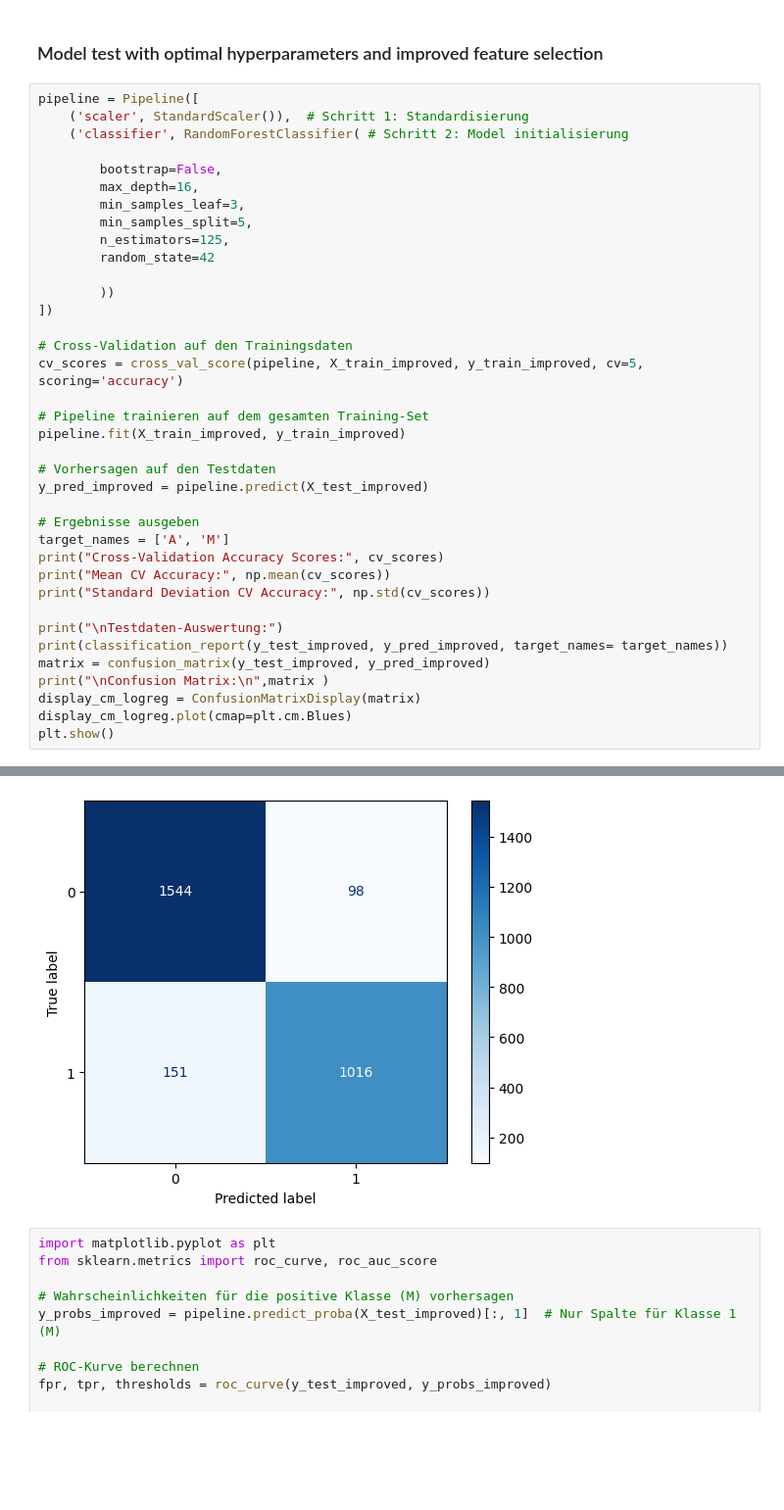
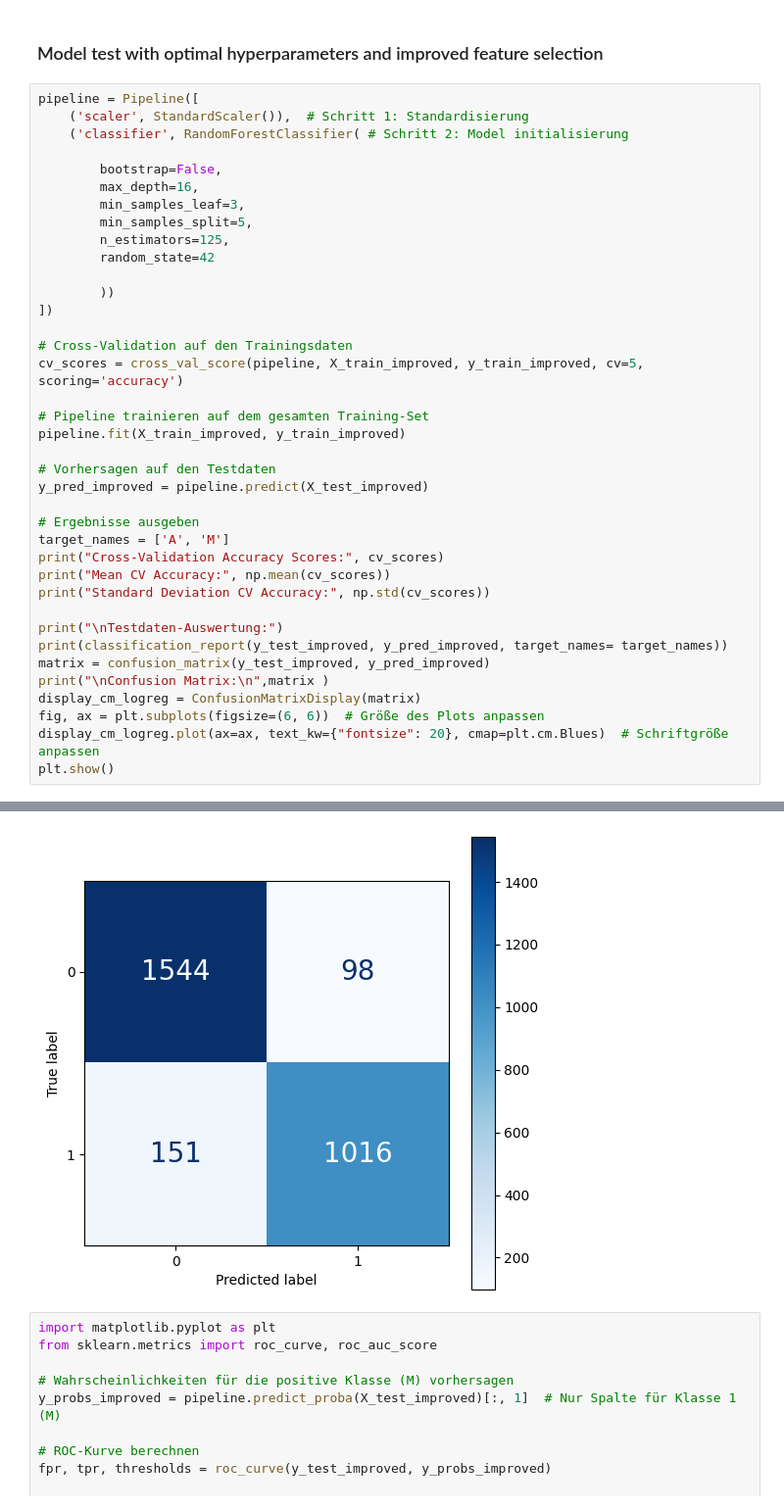
Before and after one commit to janikWa/RoadTrafficNoise, a Jupyter notebook: Daytime-Classification/Random_Forest_model.ipynb, the cells around one changed output, grey strips where cells are left out. Shown at 98% size. Saved outputs shown, nothing was run; the diff lists cells and outputs as text; blank space fills up the shorter version.

```diff
--- a/Daytime-Classification/Random_Forest_model.ipynb
+++ b/Daytime-Classification/Random_Forest_model.ipynb
@@ -359,35 +346,36 @@ y_pred_improved = pipeline.predict(X_test_improved)
 target_names = ['A', 'M']
 print("Cross-Validation Accuracy Scores:", cv_scores)
 print("Mean CV Accuracy:", np.mean(cv_scores))
 print("Standard Deviation CV Accuracy:", np.std(cv_scores))
 
 print("\nTestdaten-Auswertung:")
 print(classification_report(y_test_improved, y_pred_improved, target_names= target_names))
 matrix = confusion_matrix(y_test_improved, y_pred_improved)
 print("\nConfusion Matrix:\n",matrix )
 display_cm_logreg = ConfusionMatrixDisplay(matrix)
-display_cm_logreg.plot(cmap=plt.cm.Blues)
+fig, ax = plt.subplots(figsize=(6, 6))  # Größe des Plots anpassen
+display_cm_logreg.plot(ax=ax, text_kw={"fontsize": 20}, cmap=plt.cm.Blues)  # Schriftgröße anpassen
 plt.show()
 # %% [output]
 Cross-Validation Accuracy Scores: [0.91304348 0.90007628 0.90458015 0.90687023 0.91450382]
 Mean CV Accuracy: 0.9078147908769599
 Standard Deviation CV Accuracy: 0.005353912735064153
 
 Testdaten-Auswertung:
               precision    recall  f1-score   support
 
            A       0.91      0.94      0.93      1642
            M       0.91      0.87      0.89      1167
 
     accuracy                           0.91      2809
    macro avg       0.91      0.91      0.91      2809
 weighted avg       0.91      0.91      0.91      2809
 
 
 Confusion Matrix:
  [[1544   98]
  [ 151 1016]]
-[figure, old version]
+[figure, new version]
 # %%
 import matplotlib.pyplot as plt
 from sklearn.metrics import roc_curve, roc_auc_score
```
Also changed, not shown: parts of 5 cells of this notebook, 6 other files.
